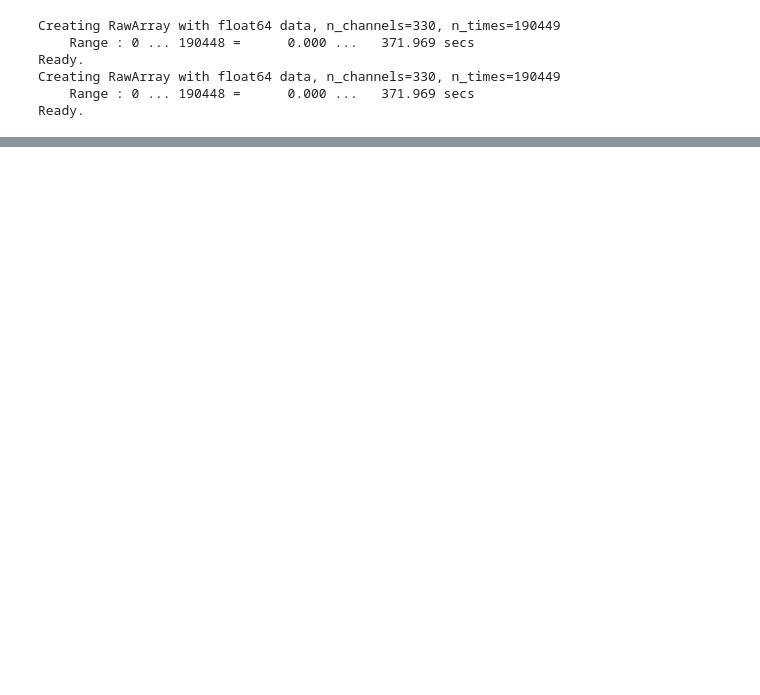
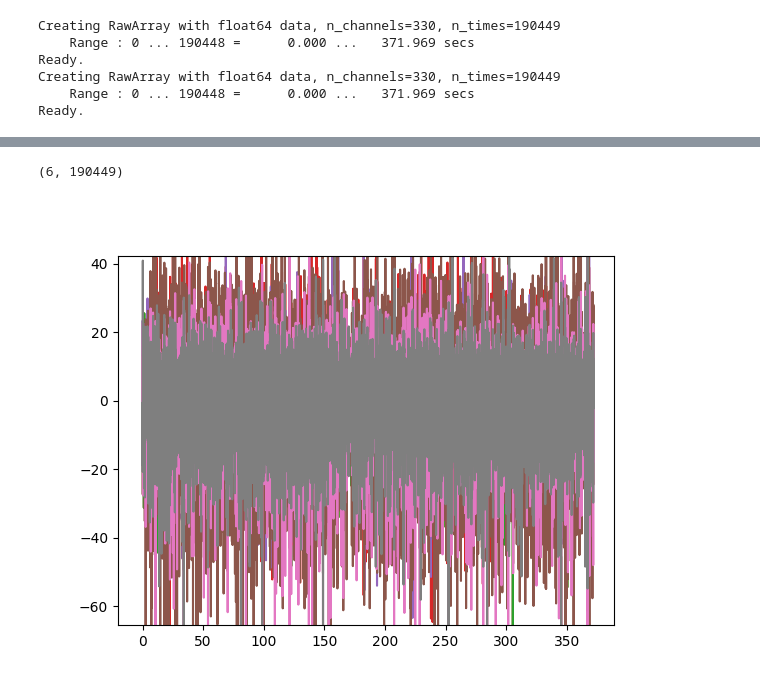
Before and after one commit to davidjuliancaldwell/py_ecog_utilities, a Jupyter notebook: scripts/kleen_data_demo.ipynb, the cells around one changed output, grey strips where cells are left out. Drawn from its saved outputs; the diff is of its cells as text; code cells hidden in the pictures; blank space fills up the shorter version.

Commit message:
working on scripts to generate all bipolar pairs of interest, then select based on distance criteria, demo working on kleen lab data

```diff
--- a/scripts/kleen_data_demo.ipynb
+++ b/scripts/kleen_data_demo.ipynb
@@ -59,0 +68,9 @@ raw_ll.plot()
+# %%
+data_int.shape
+# %% [output]
+(6, 190449)
+# %%
+plt.plot(example_chan[1],example_chan[0].T)
+plt.show()
+# %% [output]
+[figure, added]
```
Also changed, not shown: parts of 11 cells of this notebook, 3 other files.
